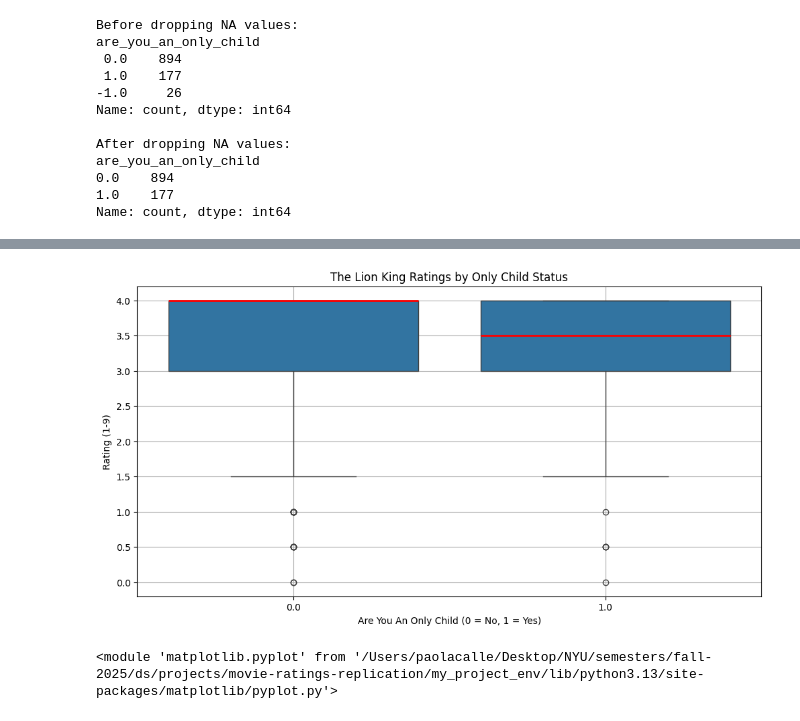
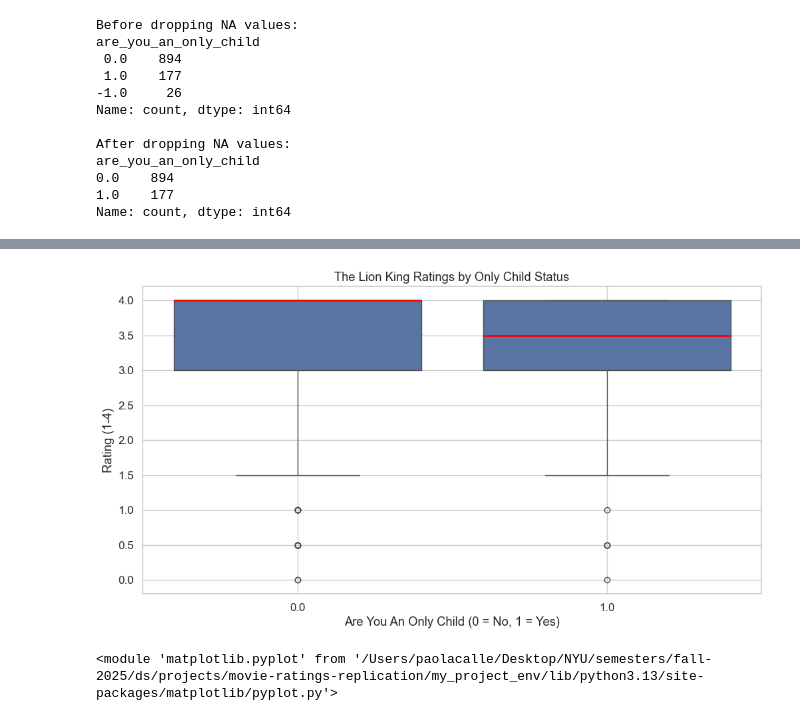
Before and after one commit to paolacalle/movie-ratings-replication, a Jupyter notebook: problem_set/5.ipynb, the cells around one changed output, grey strips where cells are left out. Saved outputs shown, nothing was run; the diff lists cells and outputs as text; code cells hidden in the pictures.

```diff
--- a/problem_set/5.ipynb
+++ b/problem_set/5.ipynb
@@ -5,6 +5,7 @@ import matplotlib.pyplot as plt
 import seaborn as sns
 from scipy import stats
 import sys
+sns.set_theme(style="whitegrid", font_scale=1.1)
 
 sys.path.append("../EDA")
 DATA_PATH = "../instruction/movieReplicationSet.csv"
@@ -40,3 +41,7 @@ are_you_an_only_child
 0.0    894
 1.0    177
 Name: count, dtype: int64
+# %%
+# drop ratings with NA values
+lion_king_data = lion_king_data.dropna(subset=['rating'])
+lion_king_data.value_counts('are_you_an_only_child')
@@ -42,0 +53,6 @@ Name: count, dtype: int64
+# %%
+# since ratings are discrete and ordinal categories in this case
+# we will transform them into ranks
+ranks = stats.rankdata(lion_king_data['rating'], method='average')
+lion_king_data['rating_rank'] = ranks
+lion_king_data.head()
@@ -62,10 +102,10 @@ gf.plot_distrubtion(not_only_child_group,
 # %%
 gf.plot_boxplot(lion_king_data,
     title='The Lion King Ratings by Only Child Status',
     x='are_you_an_only_child',
     y='rating',
     xlabel ='Are You An Only Child (0 = No, 1 = Yes)',
-    ylabel ='Rating (1-9)')
+    ylabel ='Rating (1-4)')
 # %% [output]
-[figure, old version]
+[figure, new version]
 <module 'matplotlib.pyplot' from '/Users/paolacalle/Desktop/NYU/semesters/fall-2025/ds/projects/movie-ratings-replication/my_project_env/lib/python3.13/site-packages/matplotlib/pyplot.py'>
```
Also changed, not shown: parts of 12 cells of this notebook.
